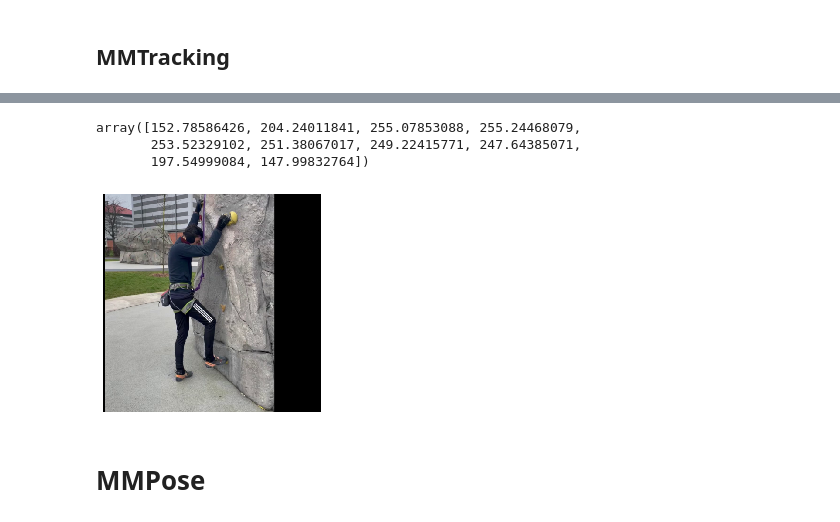
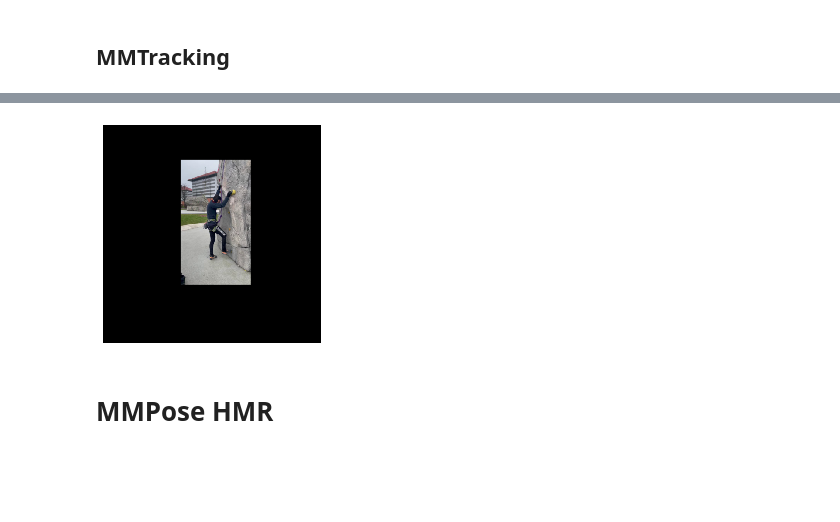
Before and after one commit to 2food/APEC, a Jupyter notebook: meva.ipynb, the cells around one changed output, grey strips where cells are left out. Saved outputs shown, nothing was run; the diff lists cells and outputs as text; code cells hidden in the pictures; blank space fills up the shorter version.

```diff
--- a/meva.ipynb
+++ b/meva.ipynb
@@ -74,17 +98,11 @@ bboxes = bbox.detect_mot(track_model, vid, only_first=10)
-# %%
-np.convolve(bboxes[:,0], np.ones(5)/5, mode='same')
-# %% [output]
-array([152.78586426, 204.24011841, 255.07853088, 255.24468079,
-       253.52329102, 251.38067017, 249.22415771, 247.64385071,
-       197.54999084, 147.99832764])
 # %%
 #mmcv.frames2video('tmp_frames', 'zoom_test.mp4', fps=vid.fps)
 # %%
-imshow(bbox.bbox_crop(vid[1], bboxes[1]))
+imshow(bbox.bbox_crop(vid[2], bboxes[2]))
 # %% [output]
-[figure, old version]
+[figure, new version]
 # %% [markdown]
-# MMPose
+# MMPose HMR
 # %%
 from mmpose.apis import init_pose_model
 from mesh import inference_mesh_model, get_vertices
```
Also changed, not shown: parts of 17 cells of this notebook, 6 other files.
